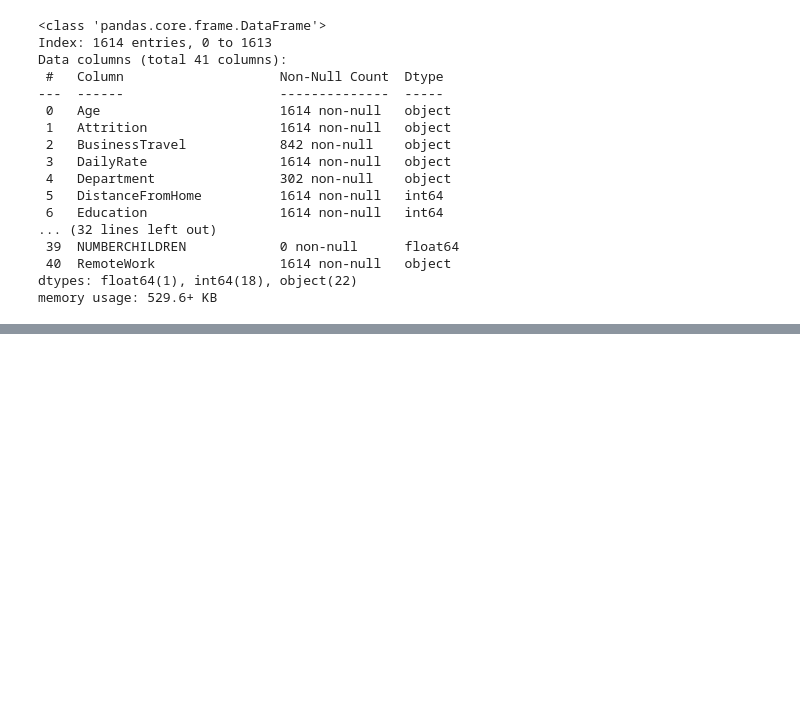
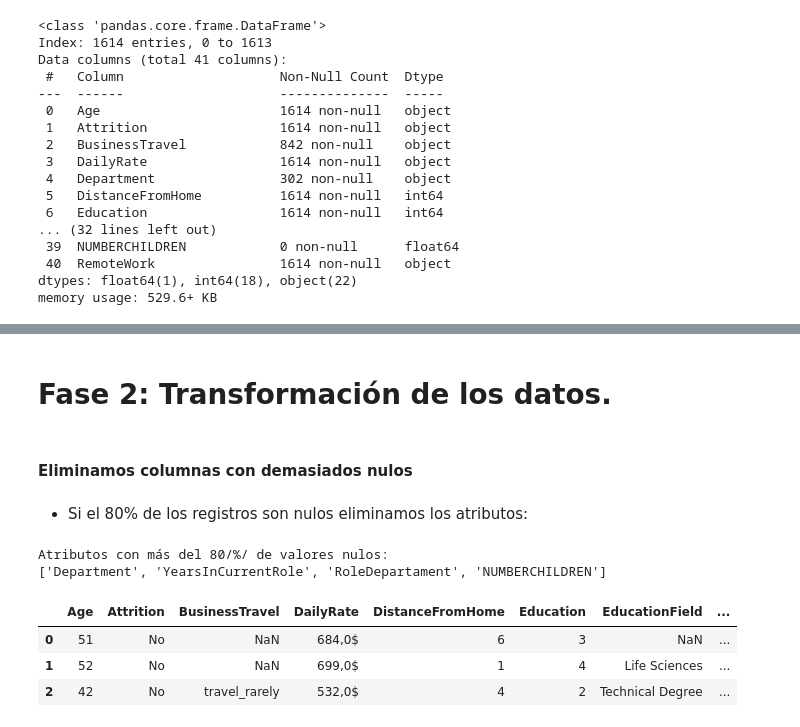
Before and after one commit to LuanaMagnabosco/Project-da-promo-A-modulo-3-team-2, a Jupyter notebook: fase-1-fase-2.ipynb, the cells around one changed output, grey strips where cells are left out. Saved outputs shown, nothing was run; the diff lists cells and outputs as text; code cells hidden in the pictures; blank space fills up the shorter version.

```diff
--- a/fase-1.ipynb
+++ b/fase-1-fase-2.ipynb
@@ -481,0 +453,29 @@ array(['Yes', '1', 'False', '0', 'True'], dtype=object)
+# %% [markdown]
+# Fase 2: Transformación de los datos.
+# %% [markdown]
+#### Eliminamos columnas con demasiados nulos
+# %% [markdown]
+- Si el 80% de los registros son nulos eliminamos los atributos:
+# %%
+# Calcula el porcentaje de valores nulos para cada atributo
+porcentaje_nulos = df_hr_raw.isna().mean() * 100
+
+# Filtra los atributos donde el porcentaje de nulos sea mayor al 80%
+columnas_80_nulos = porcentaje_nulos[porcentaje_nulos > 80]
+
+# Obtiene los nombres de los atributos
+columnas_a_eliminar = columnas_80_nulos.index.tolist()
+print("Atributos con más del 80/%/ de valores nulos:")
+print(columnas_a_eliminar)
+# %% [output]
+Atributos con más del 80/%/ de valores nulos:
+['Department', 'YearsInCurrentRole', 'RoleDepartament', 'NUMBERCHILDREN']
+# %%
+# Elimino las columnas con más del 80% nulos
+df_hr_raw_limpia = df_hr_raw.drop(columnas_a_eliminar, axis = 1, inplace = False)
+df_hr_raw_limpia.head(3)
+# %% [output]
+|  | Age | Attrition | BusinessTravel | DailyRate | DistanceFromHome | Education | EducationField | ... |
+| 0 | 51 | No | NaN | 684,0$ | 6 | 3 | NaN | ... |
+| 1 | 52 | No | NaN | 699,0$ | 1 | 4 | Life Sciences | ... |
+| 2 | 42 | No | travel_rarely | 532,0$ | 4 | 2 | Technical Degree | ... |
```
Also changed, not shown: parts of 25 cells of this notebook.
